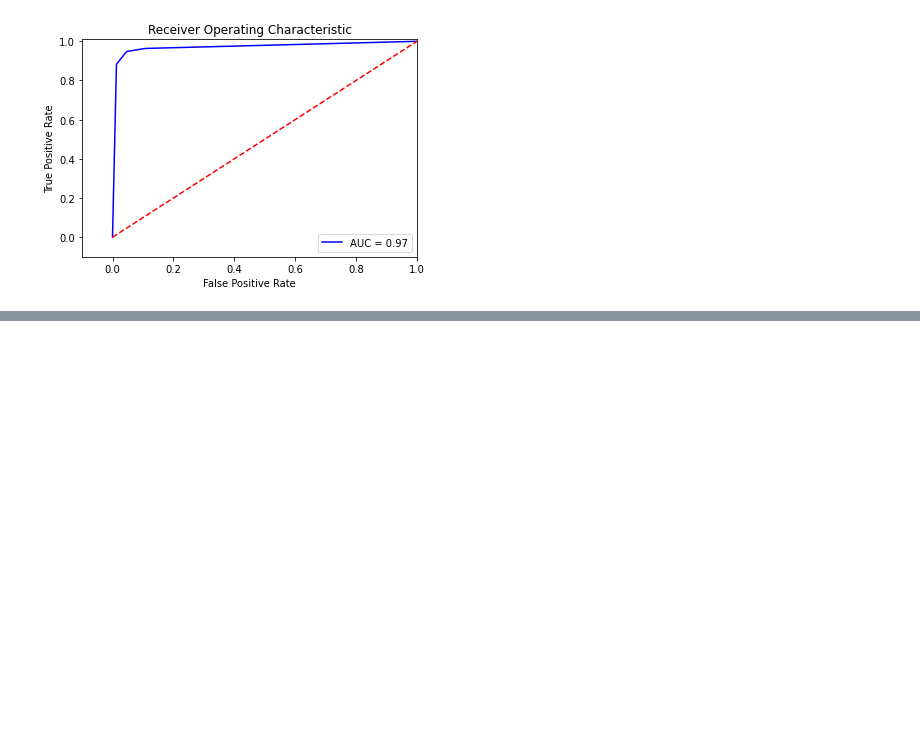
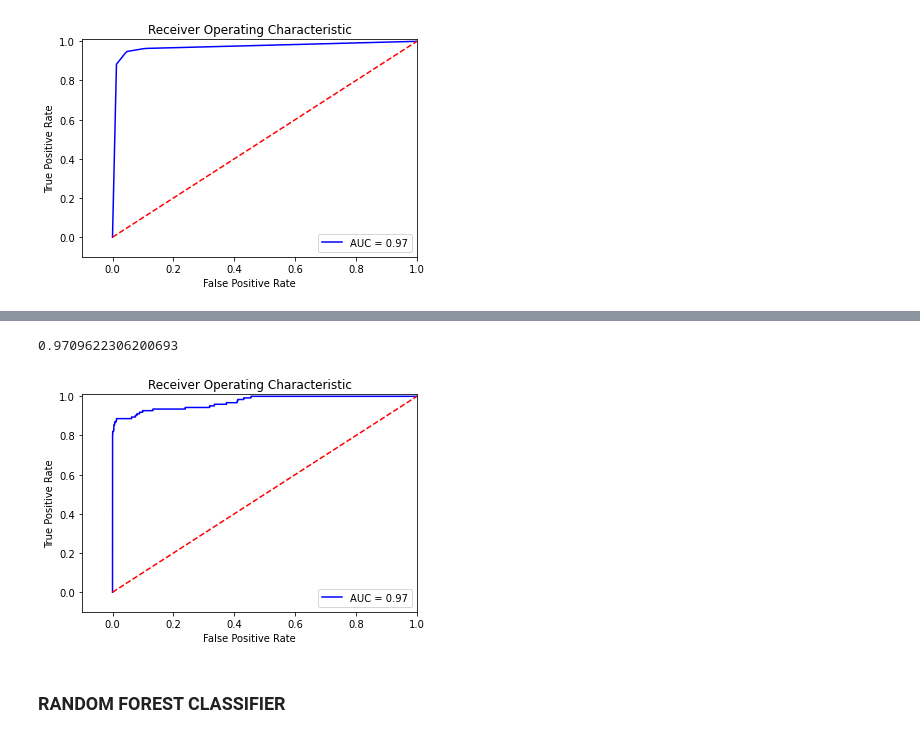
Before and after one commit to joybratas1/Credit-Card-Fraud-Project, a Jupyter notebook: CCFraud_ Decision Tree.ipynb, the cells around one changed output, grey strips where cells are left out. Drawn from its saved outputs; the diff is of its cells as text; code cells hidden in the pictures; blank space fills up the shorter version.

```diff
--- a/CCFraud_ Decision Tree.ipynb
+++ b/CCFraud_ Decision Tree.ipynb
@@ -230,0 +351,4 @@ plt.show()
+# %%
+lgb_model= LGBMClassifier(n_jobs=-1,num_threads=16,max_depth=7, random_state=17)
+# %%
+lgb_model.fit(X_train_smote, y_train_smote)
@@ -230,0 +363,5 @@ plt.show()
+# %%
+y_train_pred_smote_lgb = lgb_model.predict(X_train_smote)
+y_test_LGB_smote =lgb_model.predict(X_test)
+pred_prob_lgb =lgb_model.predict_proba(X_test)[:,1]
+pred_prob_train_lgb= lgb_model.predict_proba(X_train_smote)[:,1]
@@ -230,0 +408,22 @@ plt.show()
+# %%
+roc_auc_score(y_test, pred_prob_lgb)
+# %% [output]
+0.9709622306200693
+# %%
+fpr, tpr, thresholds = roc_curve(y_test.ravel(),pred_prob_lgb)
+roc_auc = auc(fpr,tpr)
+
+# Plot ROC
+plt.title('Receiver Operating Characteristic')
+plt.plot(fpr, tpr, 'b',label='AUC = %0.2f'% roc_auc)
+plt.legend(loc='lower right')
+plt.plot([0,1],[0,1],'r--')
+plt.xlim([-0.1,1.0])
+plt.ylim([-0.1,1.01])
+plt.ylabel('True Positive Rate')
+plt.xlabel('False Positive Rate')
+plt.show()
+# %% [output]
+[figure, added]
+# %% [markdown]
+### RANDOM FOREST CLASSIFIER
```
Also changed, not shown: parts of 23 cells of this notebook.
